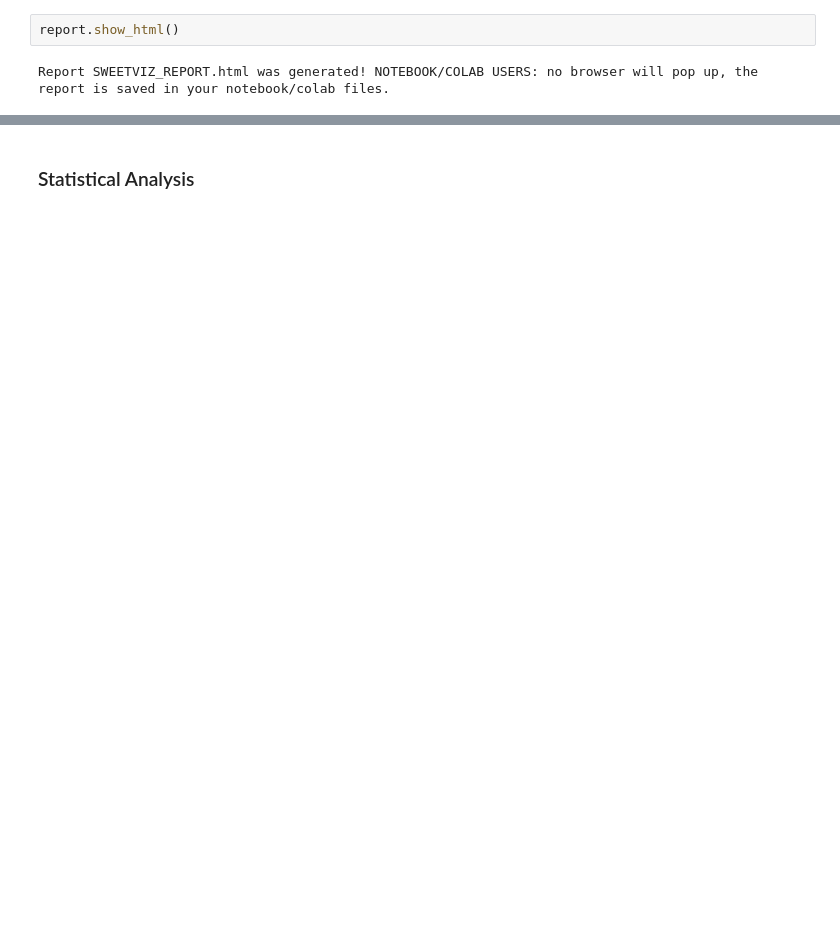
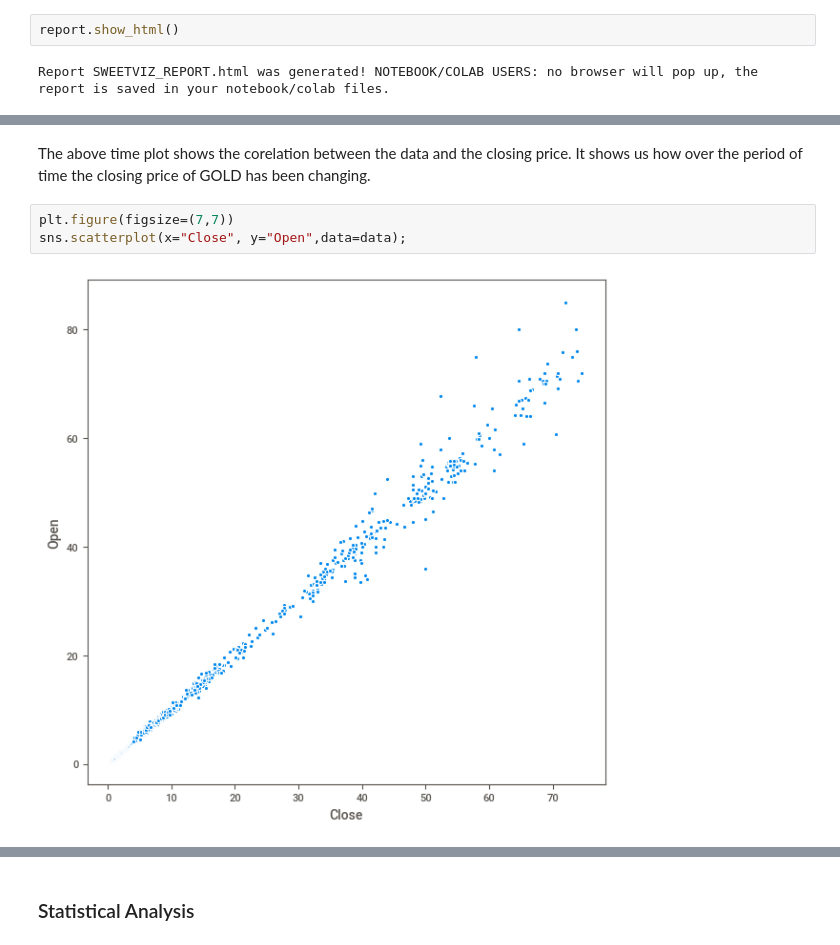
Before and after one commit to sahibasachdeva/AI-Project, a Jupyter notebook: Data Acquisition & Understanding/EDA.ipynb, the cells around one changed output, grey strips where cells are left out. Saved outputs shown, nothing was run; the diff lists cells and outputs as text; blank space fills up the shorter version.

```diff
--- a/Data Acquisition & Understanding/EDA.ipynb
+++ b/Data Acquisition & Understanding/EDA.ipynb
@@ -93,0 +107,7 @@ Report SWEETVIZ_REPORT.html was generated! NOTEBOOK/COLAB USERS: no browser will
+# %% [markdown]
+The above time plot shows the corelation between the data and the closing price. It shows us how over the period of time the closing price of GOLD has been changing.
+# %%
+plt.figure(figsize=(7,7))
+sns.scatterplot(x="Close", y="Open",data=data);
+# %% [output]
+[figure, added]
```
Also changed, not shown: parts of 32 cells of this notebook.
